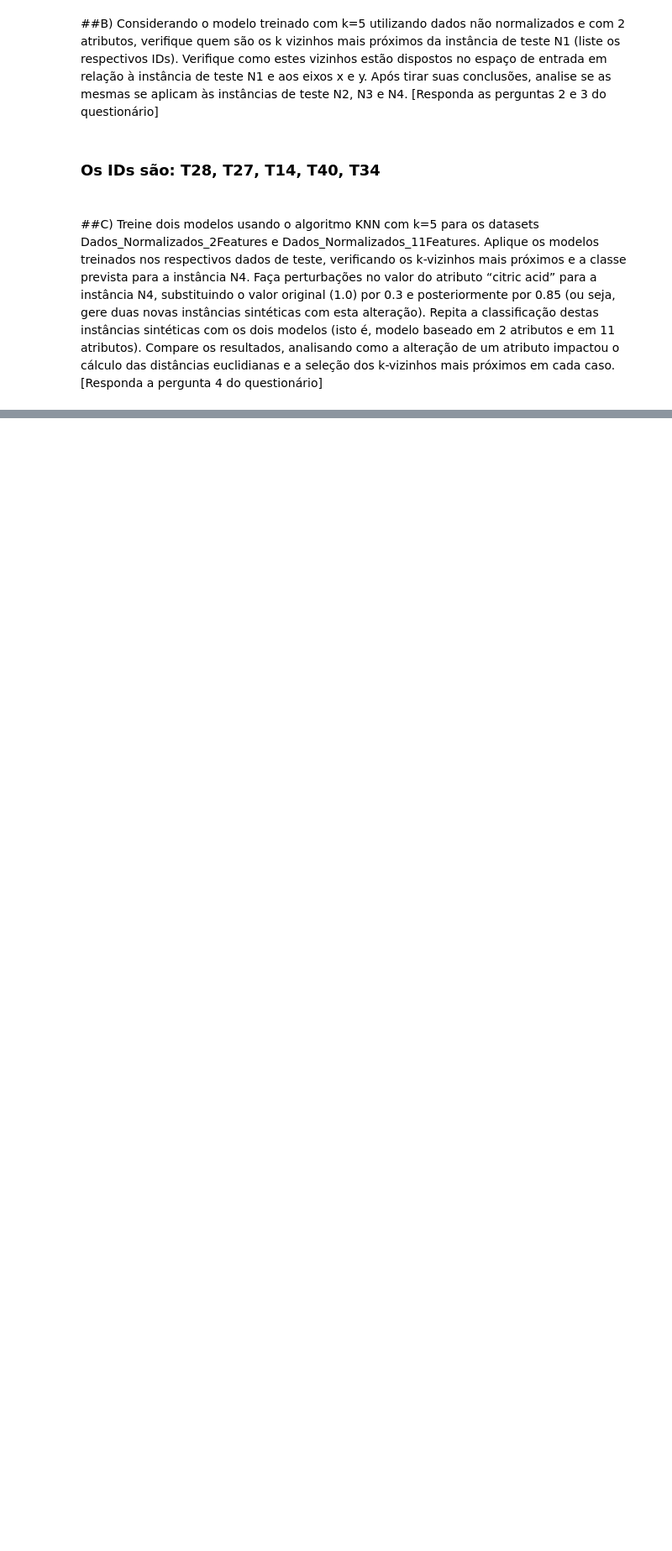
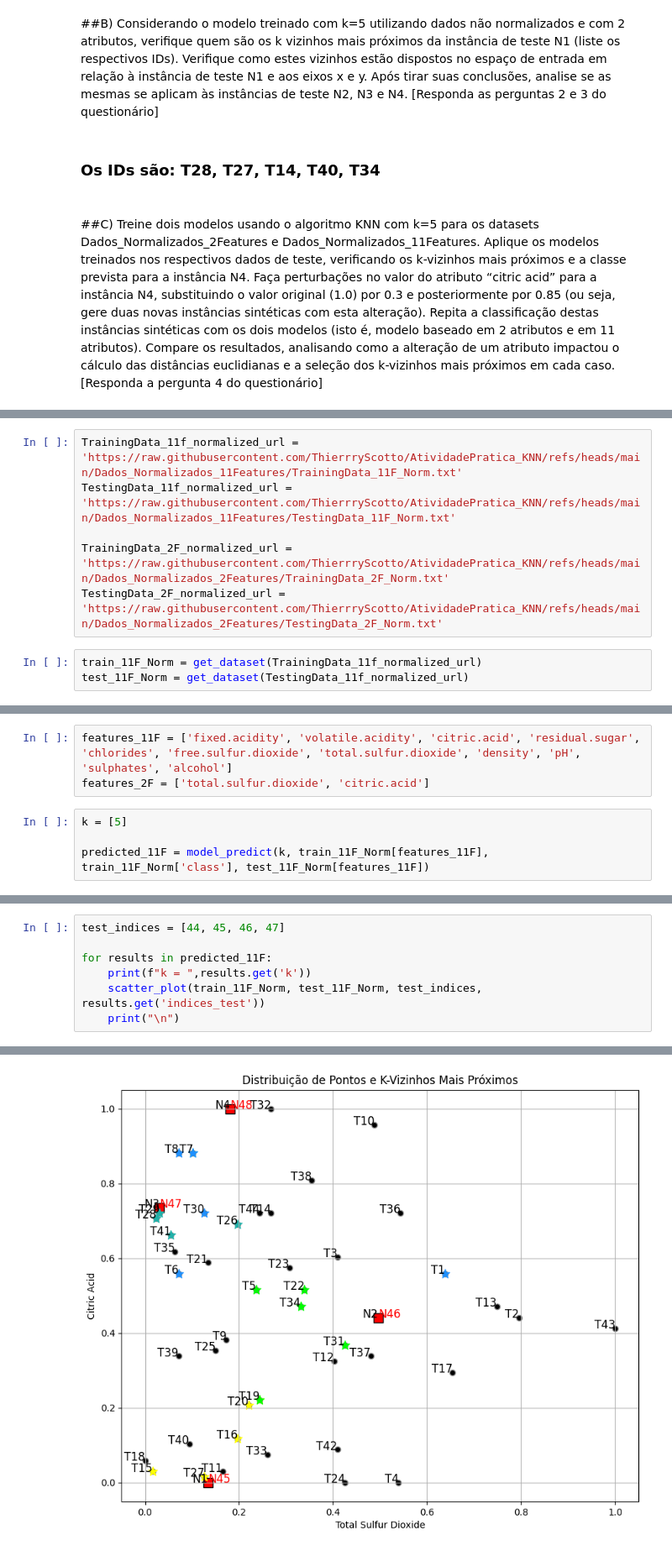
Before and after one commit to ThierrryScotto/AtividadePratica_KNN, a Jupyter notebook: Atividade_prática_Algoritmo_k_Nearest_Neighbors_(KNN).ipynb, the cells around one changed output, grey strips where cells are left out. Shown at 84% size. Drawn from its saved outputs; the diff is of its cells as text; blank space fills up the shorter version.

```diff
--- a/Atividade_prática_Algoritmo_k_Nearest_Neighbors_(KNN).ipynb
+++ b/Atividade_prática_Algoritmo_k_Nearest_Neighbors_(KNN).ipynb
@@ -270,0 +274,9 @@ do questionário]
+# %%
+TrainingData_11f_normalized_url = 'https://raw.githubusercontent.com/ThierrryScotto/AtividadePratica_KNN/refs/heads/main/Dados_Normalizados_11Features/TrainingData_11F_Norm.txt'
+TestingData_11f_normalized_url = 'https://raw.githubusercontent.com/ThierrryScotto/AtividadePratica_KNN/refs/heads/main/Dados_Normalizados_11Features/TestingData_11F_Norm.txt'
+
+TrainingData_2F_normalized_url = 'https://raw.githubusercontent.com/ThierrryScotto/AtividadePratica_KNN/refs/heads/main/Dados_Normalizados_2Features/TrainingData_2F_Norm.txt'
+TestingData_2F_normalized_url = 'https://raw.githubusercontent.com/ThierrryScotto/AtividadePratica_KNN/refs/heads/main/Dados_Normalizados_2Features/TestingData_2F_Norm.txt'
+# %%
+train_11F_Norm = get_dataset(TrainingData_11f_normalized_url)
+test_11F_Norm = get_dataset(TestingData_11f_normalized_url)
@@ -270,0 +303,7 @@ do questionário]
+# %%
+features_11F = ['fixed.acidity', 'volatile.acidity', 'citric.acid', 'residual.sugar', 'chlorides', 'free.sulfur.dioxide', 'total.sulfur.dioxide', 'density', 'pH', 'sulphates', 'alcohol']
+features_2F = ['total.sulfur.dioxide', 'citric.acid']
+# %%
+k = [5]
+
+predicted_11F = model_predict(k, train_11F_Norm[features_11F], train_11F_Norm['class'], test_11F_Norm[features_11F])
@@ -270,0 +326,8 @@ do questionário]
+# %%
+test_indices = [44, 45, 46, 47]
+
+for results in predicted_11F:
+    print(f"k = ",results.get('k'))
+    scatter_plot(train_11F_Norm, test_11F_Norm, test_indices, results.get('indices_test'))
+    print("\n")
+# %% [output]
@@ -270,0 +335 @@ do questionário]
+[figure, added]
```
Also changed, not shown: parts of 57 cells of this notebook.
